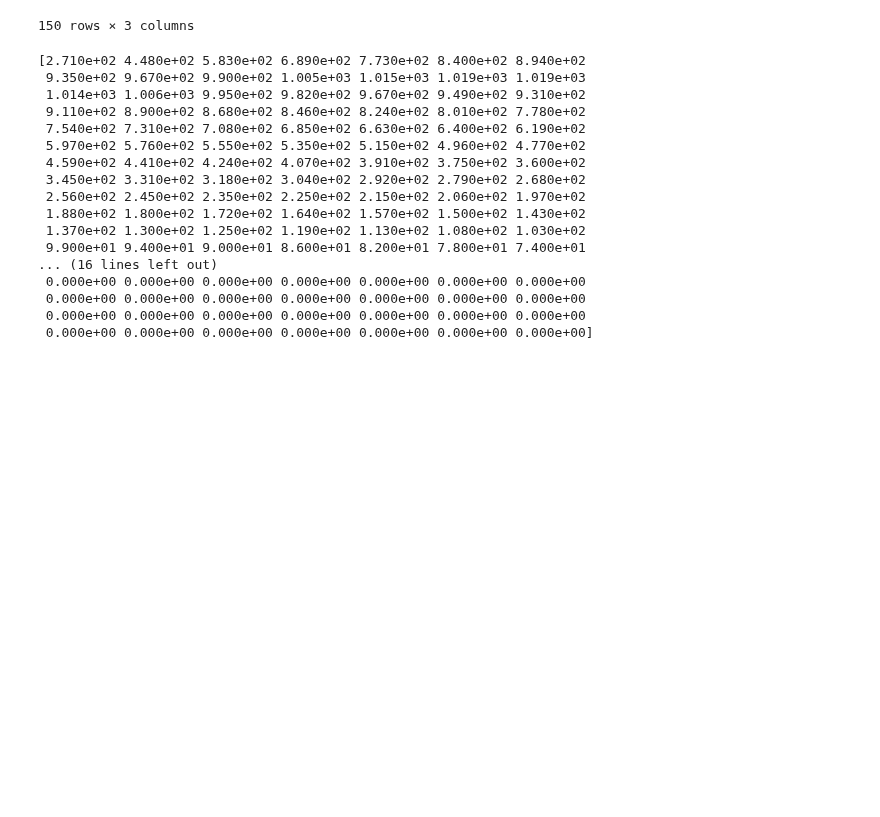
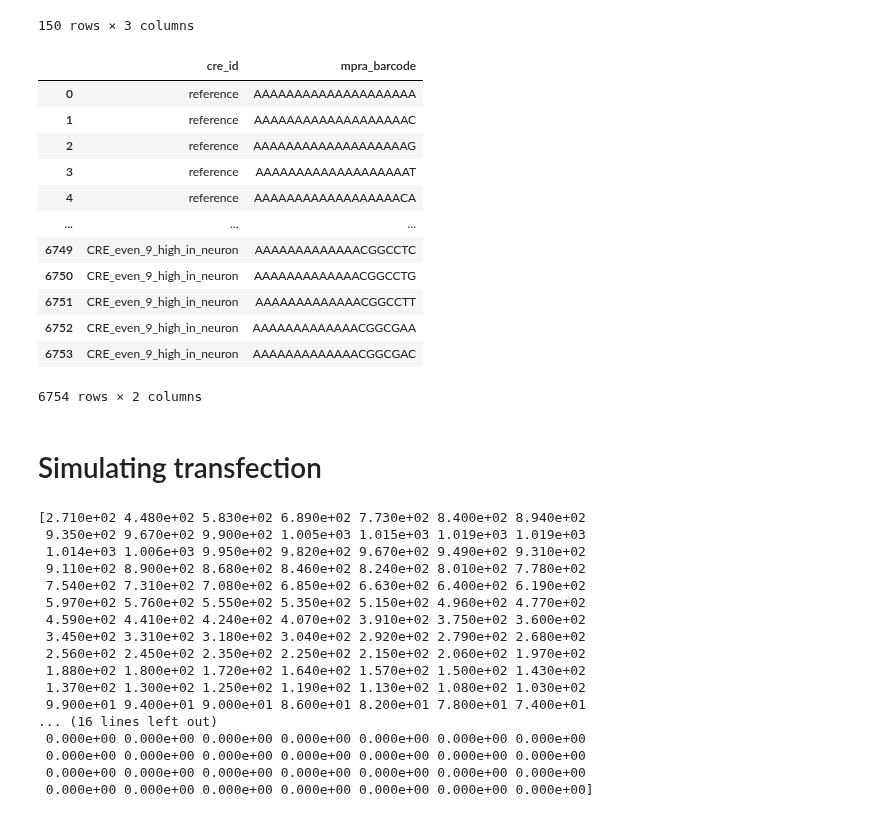
Before and after one commit to Reilly-Lab-Yale/tabula-rasa, a Jupyter notebook: analyses/supporting/bounds.ipynb, the cells around one changed output. Drawn from its saved outputs; the diff is of its cells as text; code cells hidden in the pictures; blank space fills up the shorter version.

Commit message:
+generate barcodes + simulate library functions

```diff
--- a/analyses/supporting/bounds.ipynb
+++ b/analyses/supporting/bounds.ipynb
@@ -80,6 +78,27 @@ spread_gt
 | 8 | CRE_even_8_high_in_neuron | 178.888889 | neuron |
 | 9 | CRE_even_9_high_in_neuron | 201.000000 | neuron |
 150 rows × 3 columns
+# %%
+
+
+library=scm.simulate_library(CREs=spread_gt["cre_id"],
+                 library_model=artificial_bounds.library_model)
+# %% [output]
+|  | cre_id | mpra_barcode |
+| 0 | reference | AAAAAAAAAAAAAAAAAAAA |
+| 1 | reference | AAAAAAAAAAAAAAAAAAAC |
+| 2 | reference | AAAAAAAAAAAAAAAAAAAG |
+| 3 | reference | AAAAAAAAAAAAAAAAAAAT |
+| 4 | reference | AAAAAAAAAAAAAAAAAACA |
+| ... | ... | ... |
+| 6749 | CRE_even_9_high_in_neuron | AAAAAAAAAAAAACGGCCTC |
+| 6750 | CRE_even_9_high_in_neuron | AAAAAAAAAAAAACGGCCTG |
+| 6751 | CRE_even_9_high_in_neuron | AAAAAAAAAAAAACGGCCTT |
+| 6752 | CRE_even_9_high_in_neuron | AAAAAAAAAAAAACGGCGAA |
+| 6753 | CRE_even_9_high_in_neuron | AAAAAAAAAAAAACGGCGAC |
+6754 rows × 2 columns
+# %% [markdown]
+# Simulating transfection
 # %%
 def simulate_description_from_bounds(experiment_bounds:scm.Bounds,
                             ground_truth:pd.DataFrame,
```
Also changed, not shown: parts of 7 cells of this notebook, 1 other file.
